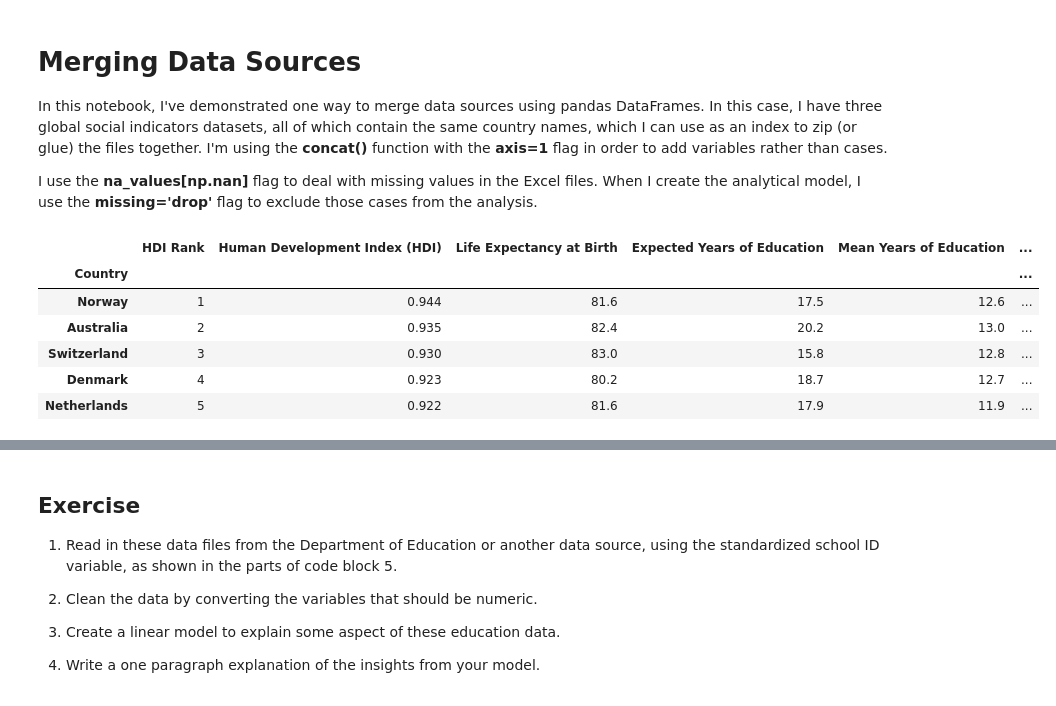
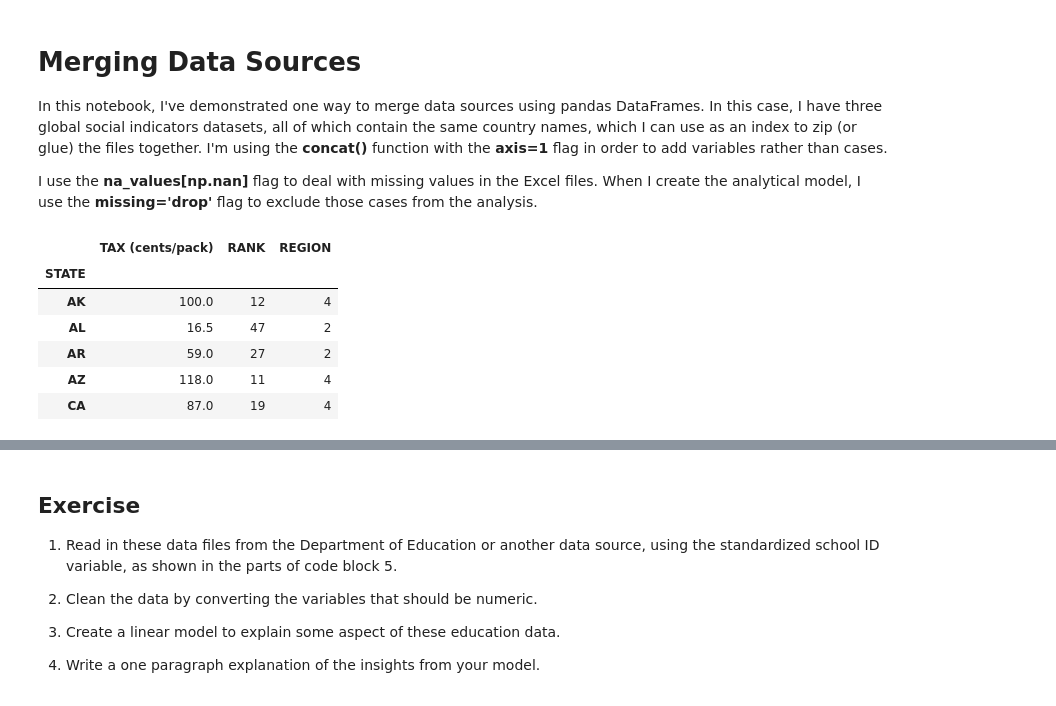
Before and after one commit to 550tealeaves/DATA-70500-working-with-data, a Jupyter notebook: HW3_MergingData.ipynb, the cells around one changed output, grey strips where cells are left out. Drawn from its saved outputs; the diff is of its cells as text; code cells hidden in the pictures.

```diff
--- a/HW3_MergingData.ipynb
+++ b/HW3_MergingData.ipynb
@@ -14,16 +14,16 @@ import statsmodels.api as sm
 import seaborn as sb
 import matplotlib.pyplot as plt
 # %%
-# Code block 2a: Reading an Excel spreadsheet to combine
-# Country = index
+# Code block 2a: Reading CSV file
+# State = index
 # Also tell what they should do w/ n/a
-GlobalIndicators1 = pd.read_excel('http://data.shortell.nyc/files/HumanDevelopment.xlsx', index_col='Country', na_values=[np.nan])
-GlobalIndicators1.head()
+Cig2004 = pd.read_csv('https://raw.githubusercontent.com/550tealeaves/DATA-70500-working-with-data/refs/heads/main/datasets/cigarette%20taxes_2004.csv', index_col='STATE', na_values=[np.nan])
+Cig2004.head()
 # %% [output]
-|  | HDI Rank | Human Development Index (HDI) | Life Expectancy at Birth | Expected Years of Education | Mean Years of Education | ... |
-| Country |  |  |  |  |  | ... |
-| Norway | 1 | 0.944 | 81.6 | 17.5 | 12.6 | ... |
-| Australia | 2 | 0.935 | 82.4 | 20.2 | 13.0 | ... |
-| Switzerland | 3 | 0.930 | 83.0 | 15.8 | 12.8 | ... |
-| Denmark | 4 | 0.923 | 80.2 | 18.7 | 12.7 | ... |
-| Netherlands | 5 | 0.922 | 81.6 | 17.9 | 11.9 | ... |
+|  | TAX (cents/pack) | RANK | REGION |
+| STATE |  |  |  |
+| AK | 100.0 | 12 | 4 |
+| AL | 16.5 | 47 | 2 |
+| AR | 59.0 | 27 | 2 |
+| AZ | 118.0 | 11 | 4 |
+| CA | 87.0 | 19 | 4 |
```
Also changed, not shown: parts of 28 cells of this notebook.
